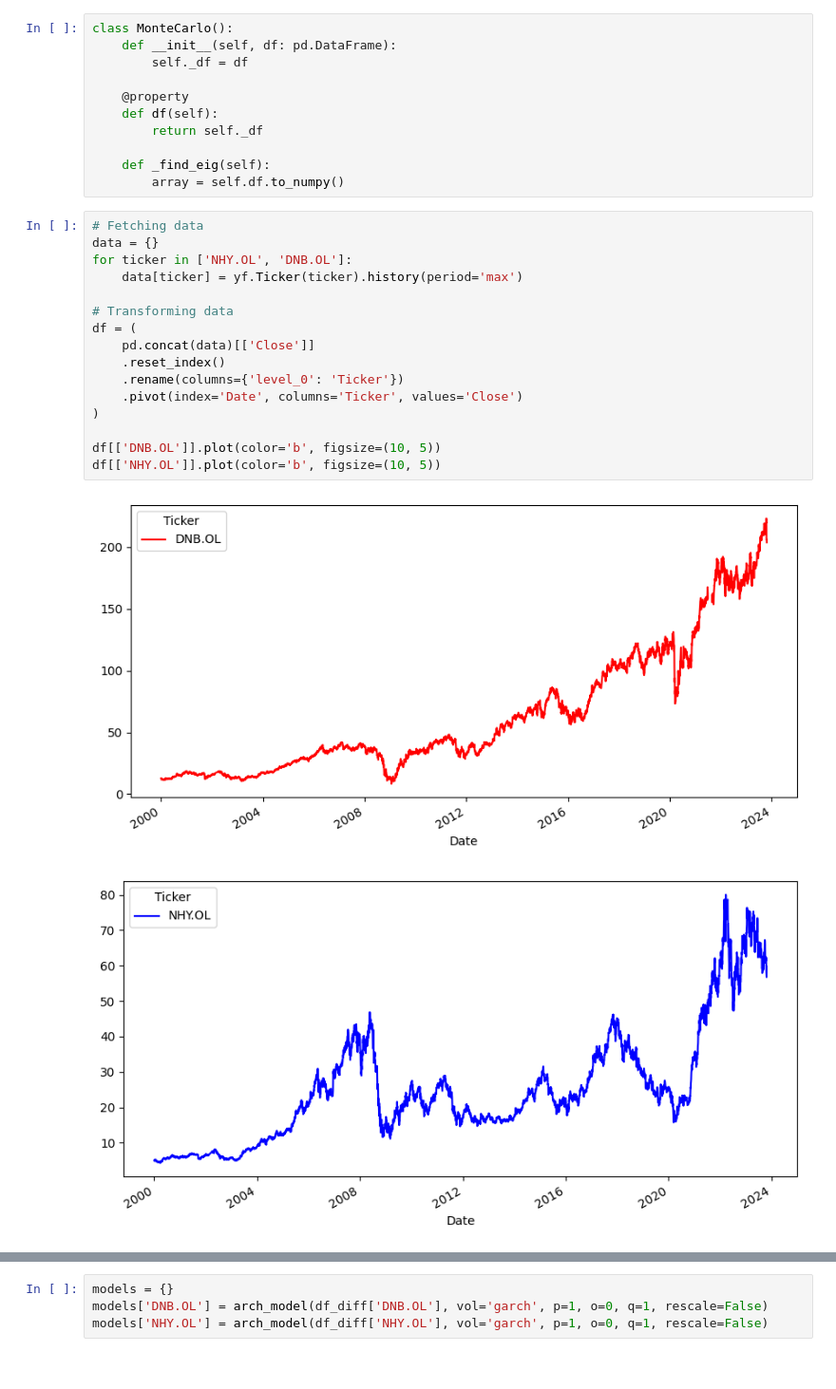
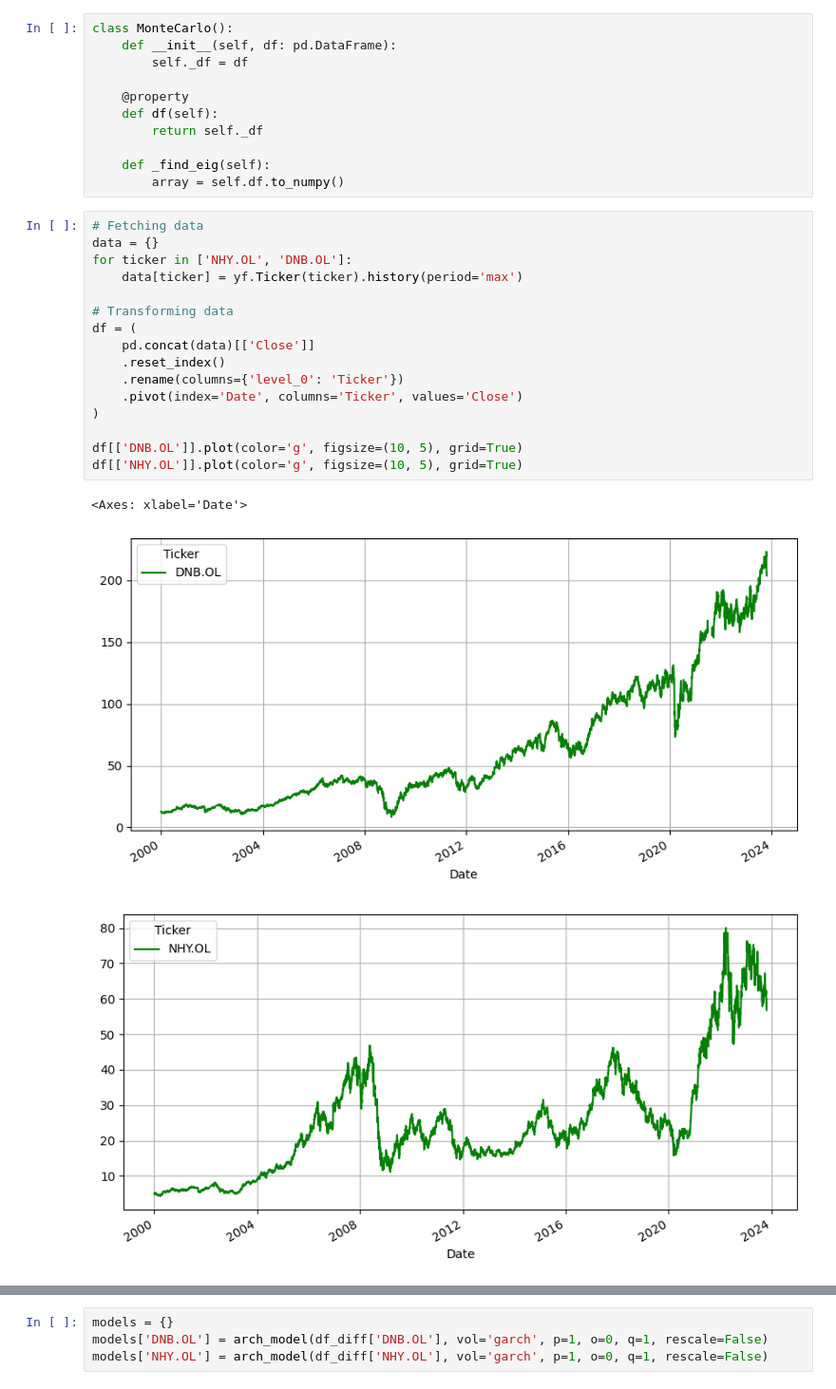
Before and after one commit to magnushelliesen/monte-carlo-simulator, a Jupyter notebook: monte-carlo-simulator.ipynb, the cells around one changed output, grey strips where cells are left out. Shown: that part at 95% size. Drawn from its saved outputs; the diff is of its cells as text.

```diff
--- a/monte-carlo-simulator.ipynb
+++ b/monte-carlo-simulator.ipynb
@@ -26,22 +26,23 @@ class MonteCarlo():
 # %%
 # Fetching data
 data = {}
 for ticker in ['NHY.OL', 'DNB.OL']:
     data[ticker] = yf.Ticker(ticker).history(period='max')
 
 # Transforming data
 df = (
     pd.concat(data)[['Close']]
     .reset_index()
     .rename(columns={'level_0': 'Ticker'})
     .pivot(index='Date', columns='Ticker', values='Close')
 )
 
-df[['DNB.OL']].plot(color='b', figsize=(10, 5))
-df[['NHY.OL']].plot(color='b', figsize=(10, 5))
+df[['DNB.OL']].plot(color='g', figsize=(10, 5), grid=True)
+df[['NHY.OL']].plot(color='g', figsize=(10, 5), grid=True)
 # %% [output]
+<Axes: xlabel='Date'>
-[figure, old version]
+[figure, new version]
-[figure, old version]
+[figure, new version]
 # %%
 # Calculating log-differences and removing missing values
 df_diff = np.log(df).diff().dropna()
```
Also changed, not shown: parts of 3 cells of this notebook.
